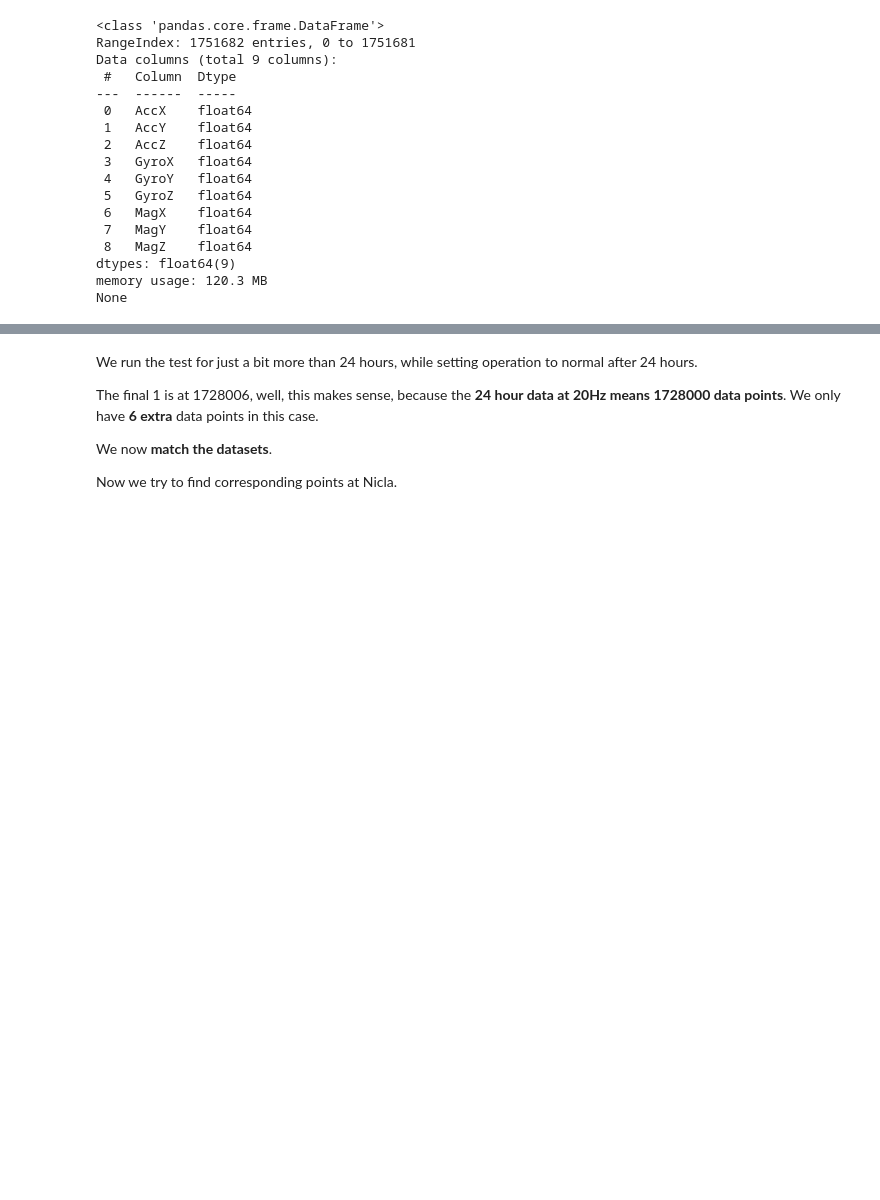
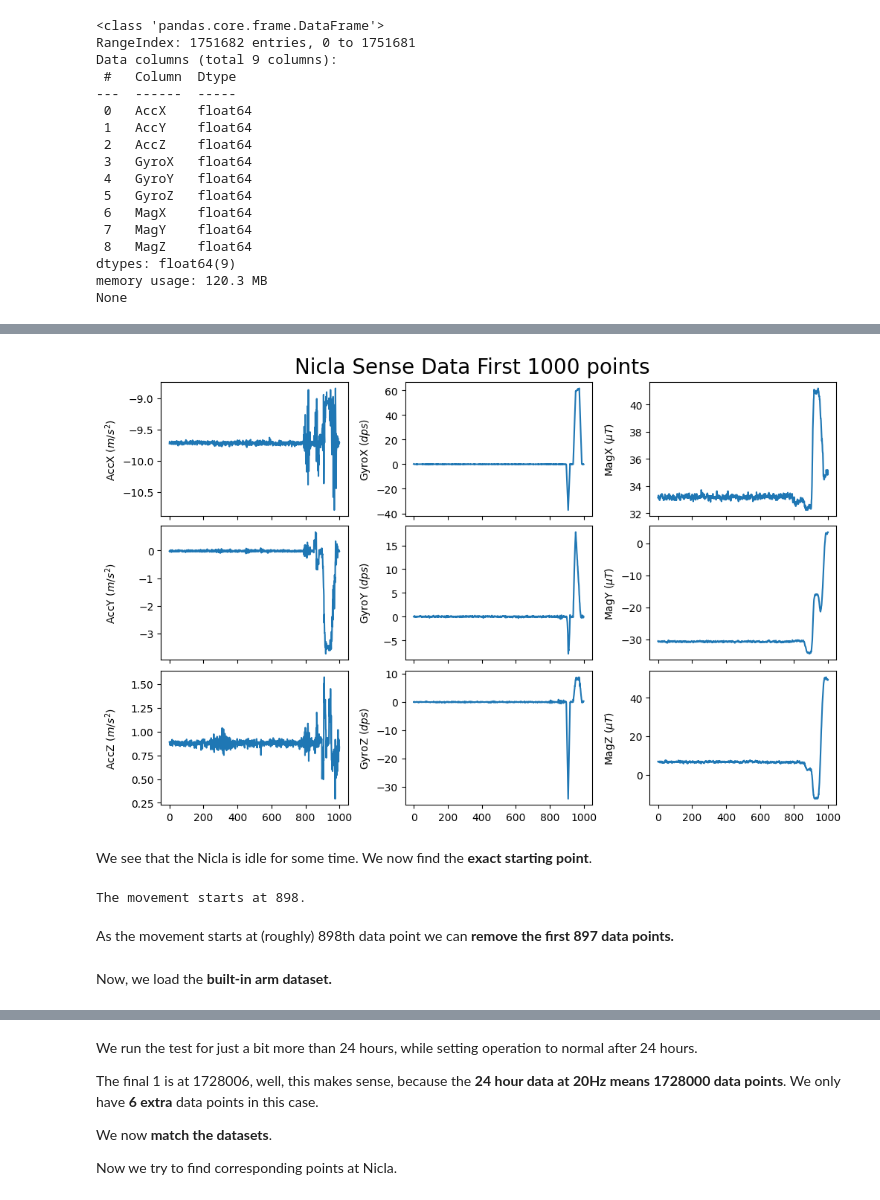
Before and after one commit to hkayann/1D-CNN-Anomaly-Detection-via-CASPER, a Jupyter notebook: notebooks/casper.ipynb, the cells around one changed output, grey strips where cells are left out. Drawn from its saved outputs; the diff is of its cells as text; code cells hidden in the pictures; blank space fills up the shorter version.

```diff
--- a/notebooks/casper.ipynb
+++ b/notebooks/casper.ipynb
@@ -155,0 +133,49 @@ The final 1 is located at: 1728006
+# %%
+# Visualize the first 1000 point
+fig, ((ax1, ax2, ax3), (ax4, ax5, ax6), (ax7, ax8, ax9)) = plt.subplots(3, 3, sharex = True, figsize=(10, 6), constrained_layout=True)
+
+start_index = 0
+end_index = 1000
+
+ax1.plot(nicla.index[start_index:end_index], nicla['AccX'][start_index:end_index])
+ax1.set_ylabel(r'AccX $(m/s^2)$')
+
+ax2.plot(nicla.index[start_index:end_index], nicla['GyroX'][start_index:end_index])
+ax2.set_ylabel(r'GyroX $(dps)$')
+
+ax3.plot(nicla.index[start_index:end_index], nicla['MagX'][start_index:end_index])
+ax3.set_ylabel(r'MagX (${\mu}T$)')
+
+ax4.plot(nicla.index[start_index:end_index], nicla['AccY'][start_index:end_index])
+ax4.set_ylabel(r'AccY $(m/s^2)$')
+
+ax5.plot(nicla.index[start_index:end_index], nicla['GyroY'][start_index:end_index])
+ax5.set_ylabel(r'GyroY $(dps)$')
+
+ax6.plot(nicla.index[start_index:end_index], nicla['MagY'][start_index:end_index])
+ax6.set_ylabel(r'MagY (${\mu}T$)')
+
+ax7.plot(nicla.index[start_index:end_index], nicla['AccZ'][start_index:end_index])
+ax7.set_ylabel(r'AccZ $(m/s^2)$')
+
+ax8.plot(nicla.index[start_index:end_index], nicla['GyroZ'][start_index:end_index])
+ax8.set_ylabel(r'GyroZ $(dps)$')
+
+ax9.plot(nicla.index[start_index:end_index], nicla['MagZ'][start_index:end_index])
+ax9.set_ylabel(r'MagZ (${\mu}T$)')
+
+fig.align_labels()
+plt.suptitle("Nicla Sense Data First 1000 points", x = 0.5, y = 1.05, fontsize = 20)
+plt.show()
+# %% [output]
+[figure, added]
+# %% [markdown]
+We see that the Nicla is idle for some time. We now find the **exact starting point**.
+# %%
+# We see that Gyro. noise occurs at range of 0 < x < 1, so we find the first point where x >= 1
+index = np.argmax(nicla['GyroX'][:1000].diff().abs() >= 1)
+print(f"The movement starts at {index}.")
+# %% [output]
+The movement starts at 898.
+# %% [markdown]
+As the movement starts at (roughly) 898th data point we can **remove the first 897 data points.**
@@ -155,0 +184,2 @@ The final 1 is located at: 1728006
+# %% [markdown]
+Now, we load the **built-in arm dataset.**
```
Also changed, not shown: parts of 143 cells of this notebook, 1 other file.
